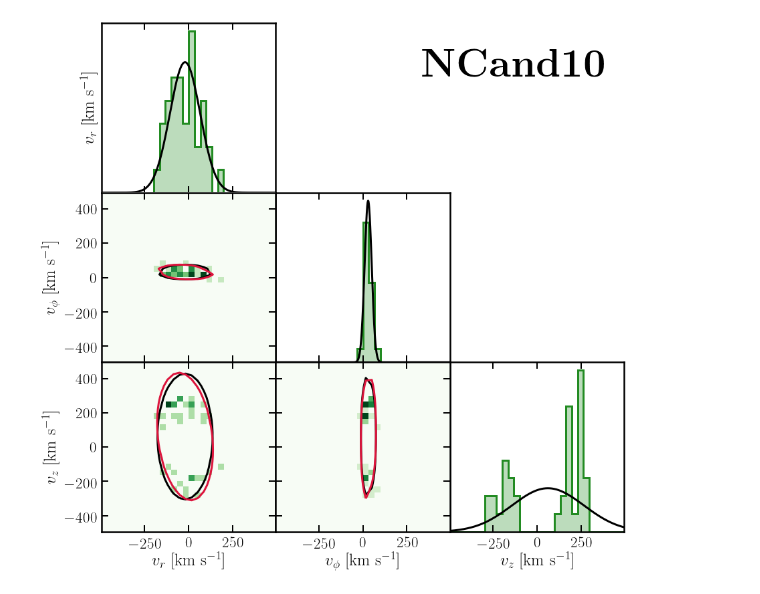
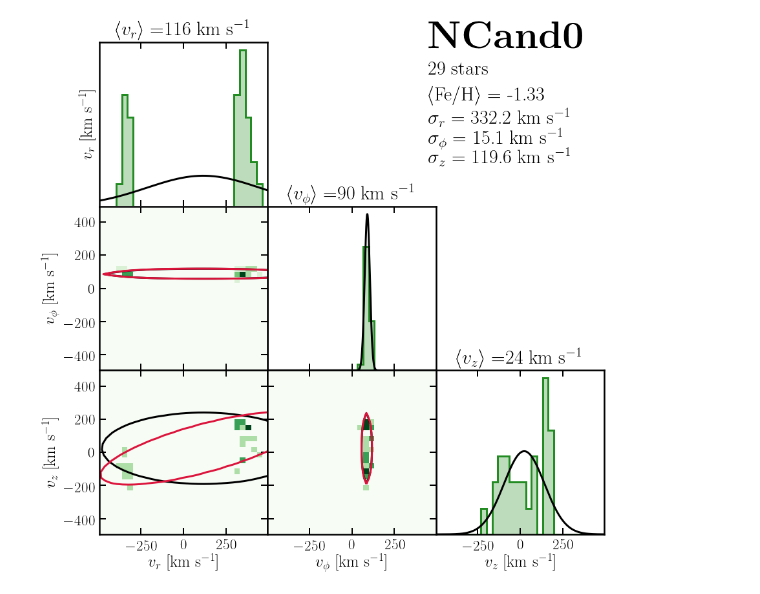
Before and after one commit to cajohare/DarkShards, a Jupyter notebook: code/Plot_stars.ipynb, the cells around one changed output. Cells and saved outputs as stored; diff of their text form; code cells hidden in the pictures.

```diff
--- a/code/Plot_stars.ipynb
+++ b/code/Plot_stars.ipynb
@@ -16,10 +16,11 @@ df = pandas.read_csv('../GAIA_SDSS_substructures_next_30_cands.csv')
 names = df.group_id.unique()
 num_cands = size(names)
 
-i_cand = 10
+i_cand = 0
 Cand = df.loc[df['group_id'] == names[i_cand]]
 name = names[i_cand]
 nstars = size(Cand,0)
+feh = Cand.feh
 vx = Cand.GalRVel
 vy = Cand.GalTVel
 vz = Cand.GalzVel
@@ -62,7 +63,7 @@ fig.delaxes(plt.subplot(gs[0,1]))
 fig.delaxes(plt.subplot(gs[0,2]))
 fig.delaxes(plt.subplot(gs[1,2]))
 
-tit_fontsize = 20
+tit_fontsize = 30
 cmap = cm.Greens
 col1 = 'ForestGreen'
 
@@ -104,7 +105,7 @@ ax_x.hist(vx,range=[vmin,vmax],bins=nbins,color=col1,linewidth=3,alpha=0.3,norme
 plt.hist(vx,range=[vmin,vmax],bins=nbins,color=col1,linewidth=3,histtype='step',normed=1)
 plt.plot(vfine,fv_1D(vx),'k-',linewidth=3)
 plt.xlim([vmin,vmax])
-#plt.title(r'$v_r = $'+str(int(vx0))+r'$\pm$'+str(int(sigx))+r' km s$^{-1}',fontsize=tit_fontsize)
+plt.title(r'$\langle v_r\rangle = $'+str(int(vx0))+r' km s$^{-1}$',fontsize=tit_fontsize)
 plt.ylabel(r'$v_r$ [km s$^{-1}$]',fontsize=25)
 
 plt.sca(ax_y)
@@ -112,7 +113,7 @@ ax_y.hist(vy,range=[vmin,vmax],bins=nbins,color=col1,linewidth=3,alpha=0.3,norme
 plt.hist(vy,range=[vmin,vmax],bins=nbins,color=col1,linewidth=3,histtype='step',normed=1)
 plt.plot(vfine,fv_1D(vy),'k-',linewidth=3)
 plt.xlim([vmin,vmax])
-#plt.title(r'$v_\phi = $'+str(int(vy0))+r'$\pm$'+str(int(sigy))+r' km s$^{-1}',fontsize=tit_fontsize)
+plt.title(r'$\langle v_\phi \rangle = $'+str(int(vy0))+r' km s$^{-1}$',fontsize=tit_fontsize)
 
 
 plt.sca(ax_z)
@@ -120,7 +121,7 @@ ax_z.hist(vz,range=[vmin,vmax],bins=nbins,color=col1,linewidth=3,alpha=0.3,norme
 plt.hist(vz,range=[vmin,vmax],bins=nbins,color=col1,linewidth=3,histtype='step',normed=1)
 plt.plot(vfine,fv_1D(vz),'k-',linewidth=3)
 plt.xlim([vmin,vmax])
-#plt.title(r'$v_z = $'+str(int(vz0))+r'$\pm$'+str(int(sigz))+r' km s$^{-1}',fontsize=tit_fontsize)
+plt.title(r'$\langle v_z \rangle = $'+str(int(vz0))+r' km s$^{-1}$',fontsize=tit_fontsize)
 plt.xlabel(r'$v_z$ [km s$^{-1}$]',fontsize=25)
 
 
@@ -148,32 +149,37 @@ plt.xlabel(r'$v_\phi$ [km s$^{-1}$]',fontsize=25)
 # ax1.tick_params(which='minor',direction='in',width=1,length=7,right=True,top=True)
 # ax2.tick_params(which='major',direction='in',width=2,length=10,right=True,top=True,pad=7,labelsize=33)
 # ax2.tick_params(which='minor',direction='in',width=1,length=7,right=True,top=True)
 # ax3.tick_params(which='major',direction='in',width=2,length=10,right=True,top=True,pad=7,labelsize=23)
 # ax3.tick_params(which='minor',direction='in',width=1,length=7,right=True,top=True)
 # ax4.tick_params(which='major',direction='in',width=2,length=10,right=True,top=True,pad=7,labelsize=23)
 # ax4.tick_params(which='minor',direction='in',width=1,length=7,right=True,top=True)
 
 ax_x.tick_params(which='major',direction='in',width=2,length=10,right=True,top=True,pad=7,labelsize=23)
 ax_y.tick_params(which='major',direction='in',width=2,length=10,right=True,top=True,pad=7,labelsize=23)
 ax_z.tick_params(which='major',direction='in',width=2,length=10,right=True,top=True,pad=7,labelsize=23)
 ax_zx.tick_params(which='major',direction='in',width=2,length=10,right=True,top=True,pad=7,labelsize=23)
 ax_yx.tick_params(which='major',direction='in',width=2,length=10,right=True,top=True,pad=7,labelsize=23)
 ax_zy.tick_params(which='major',direction='in',width=2,length=10,right=True,top=True,pad=7,labelsize=23)
 
 ax_x.set_yticks([])
 ax_y.set_yticks([])
 ax_z.set_yticks([])
 ax_x.set_yticklabels([])
 ax_x.set_xticklabels([])
 ax_y.set_yticklabels([])
 ax_y.set_xticklabels([])
 ax_z.set_yticklabels([])
 ax_yx.set_xticklabels([])
 ax_zy.set_yticklabels([])
 
-plt.gcf().text(0.6, 0.8, r'\bf {'+name+r'}', fontsize=60)
+plt.gcf().text(0.63, 0.87, r'\bf {'+name+r'}', fontsize=60)
+plt.gcf().text(0.63,0.83,str(nstars)+' stars',fontsize=30)
+plt.gcf().text(0.63,0.79,r'$\langle$Fe/H$\rangle$ = '+r'{:.2f}'.format(mean(feh)),fontsize=30)
+plt.gcf().text(0.63,0.75,'$\sigma_r$ = '+'{:.1f}'.format(sigx)+' km s$^{-1}$',fontsize=30)
+plt.gcf().text(0.63,0.72,'$\sigma_\phi$ = '+'{:.1f}'.format(sigy)+' km s$^{-1}$',fontsize=30)
+plt.gcf().text(0.63,0.69,'$\sigma_z$ = '+'{:.1f}'.format(sigz)+' km s$^{-1}$',fontsize=30)
 
 
 plt.show()
 # %% [output]
-[figure, old version]
+[figure, new version]
```
Also changed, not shown: parts of 12 cells of this notebook, 38 other files.
